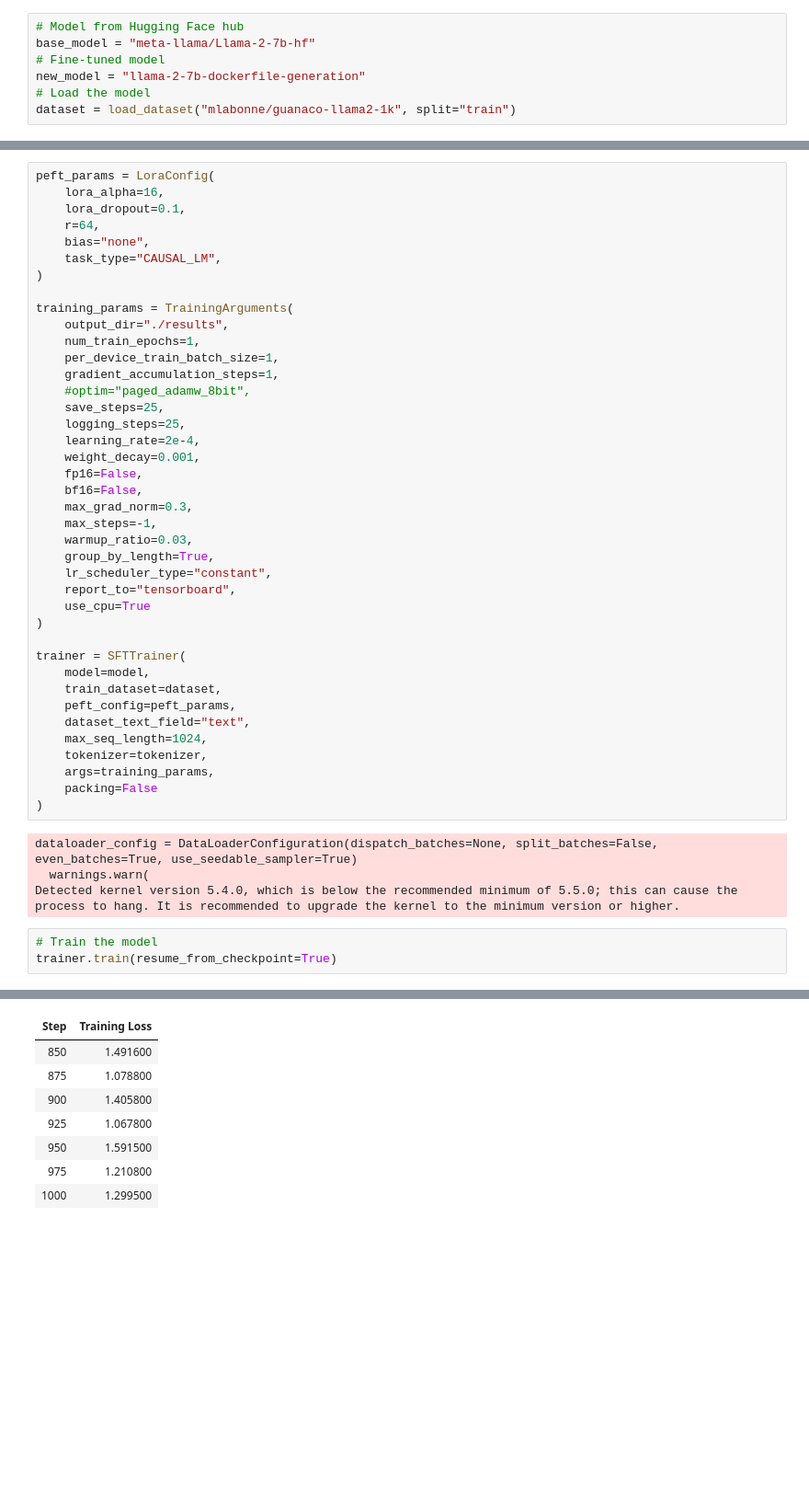
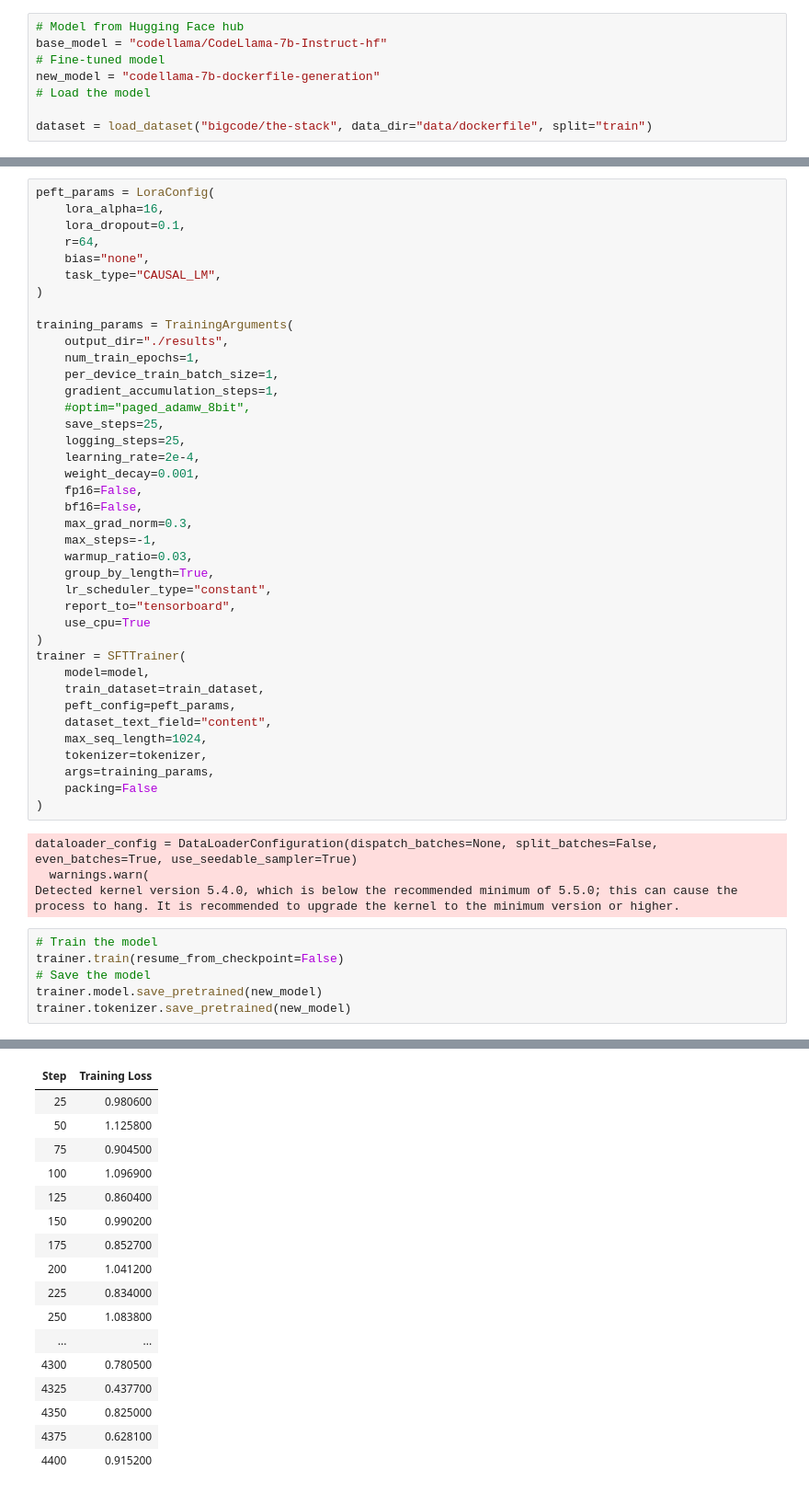
Before and after one commit to NS-unina/VulnEnvLLM, a Jupyter notebook: LLM/training_llama_CPU.ipynb, the cells around one changed output, grey strips where cells are left out. Shown at 92% size. Drawn from its saved outputs; the diff is of its cells as text; blank space fills up the shorter version.

```diff
--- a/LLM/training_llama_CPU.ipynb
+++ b/LLM/training_llama_CPU.ipynb
@@ -29,8 +28,9 @@ from peft import LoraConfig
 from trl import SFTTrainer
 # %%
 # Model from Hugging Face hub
-base_model = "meta-llama/Llama-2-7b-hf"
+base_model = "codellama/CodeLlama-7b-Instruct-hf"
 # Fine-tuned model
-new_model = "llama-2-7b-dockerfile-generation"
+new_model = "codellama-7b-dockerfile-generation"
 # Load the model
-dataset = load_dataset("mlabonne/guanaco-llama2-1k", split="train")
+
+dataset = load_dataset("bigcode/the-stack", data_dir="data/dockerfile", split="train")
@@ -95,12 +132,11 @@ training_params = TrainingArguments(
     report_to="tensorboard",
     use_cpu=True
 )
-
 trainer = SFTTrainer(
     model=model,
-    train_dataset=dataset,
+    train_dataset=train_dataset,
     peft_config=peft_params,
-    dataset_text_field="text",
+    dataset_text_field="content",
     max_seq_length=1024,
     tokenizer=tokenizer,
     args=training_params,
@@ -112,5 +148,8 @@ dataloader_config = DataLoaderConfiguration(dispatch_batches=None, split_batches
 Detected kernel version 5.4.0, which is below the recommended minimum of 5.5.0; this can cause the process to hang. It is recommended to upgrade the kernel to the minimum version or higher.
 # %%
 # Train the model
-trainer.train(resume_from_checkpoint=True)
+trainer.train(resume_from_checkpoint=False)
+# Save the model
+trainer.model.save_pretrained(new_model)
+trainer.tokenizer.save_pretrained(new_model)
 # %% [output]
@@ -118,8 +157,17 @@ trainer.train(resume_from_checkpoint=True)
 | Step | Training Loss |
-| 850 | 1.491600 |
-| 875 | 1.078800 |
-| 900 | 1.405800 |
-| 925 | 1.067800 |
-| 950 | 1.591500 |
-| 975 | 1.210800 |
-| 1000 | 1.299500 |
+| 25 | 0.980600 |
+| 50 | 1.125800 |
+| 75 | 0.904500 |
+| 100 | 1.096900 |
+| 125 | 0.860400 |
+| 150 | 0.990200 |
+| 175 | 0.852700 |
+| 200 | 1.041200 |
+| 225 | 0.834000 |
+| 250 | 1.083800 |
+| ... | ... |
+| 4300 | 0.780500 |
+| 4325 | 0.437700 |
+| 4350 | 0.825000 |
+| 4375 | 0.628100 |
+| 4400 | 0.915200 |
```
Also changed, not shown: parts of 6 cells of this notebook, 1 other file.
